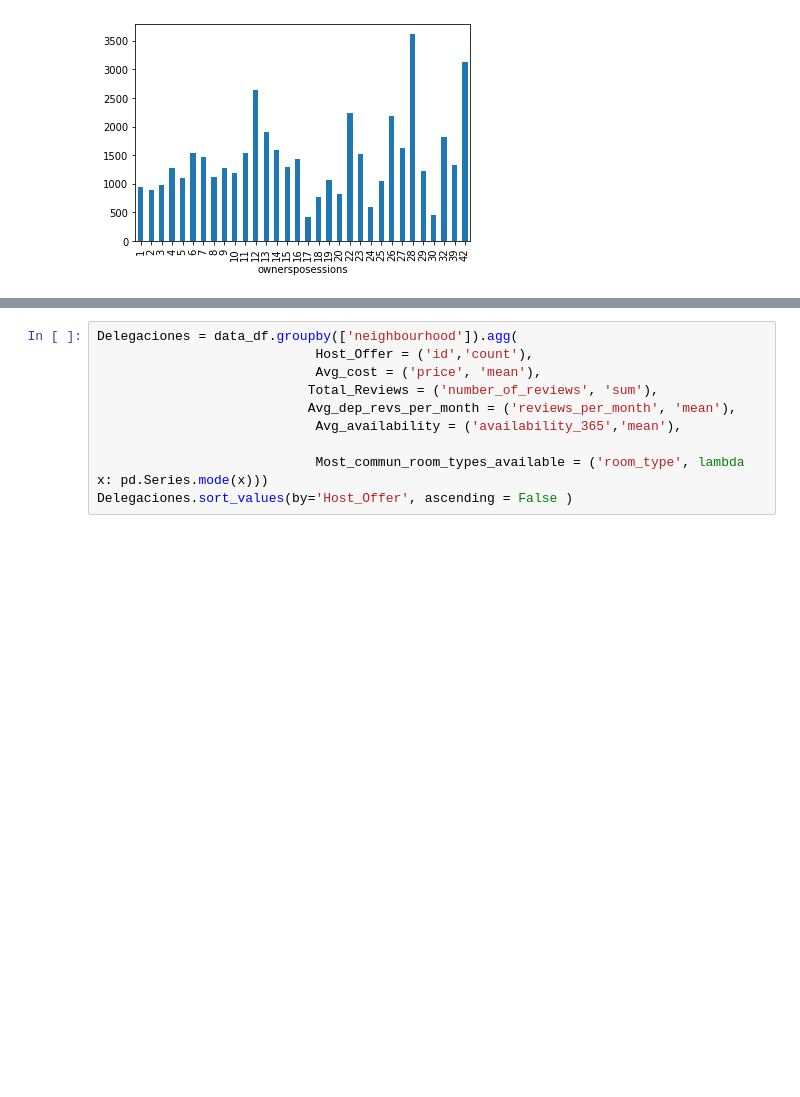
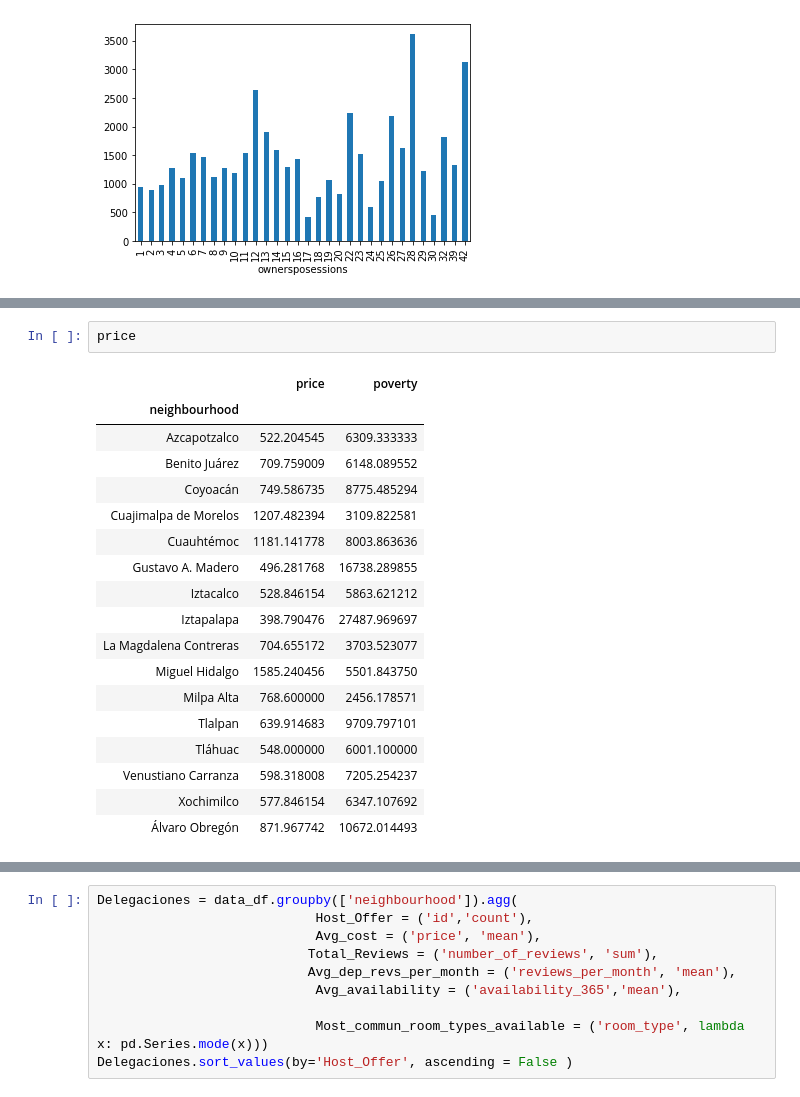
Before and after one commit to elc17/Project_1, a Jupyter notebook: project_1.ipynb, the cells around one changed output, grey strips where cells are left out. Cells and saved outputs as stored; diff of their text form; blank space fills up the shorter version.

```diff
--- a/project_1.ipynb
+++ b/project_1.ipynb
@@ -55,0 +72,21 @@ El total de datos sin n/a son 14154 pero hay 13909 deps con el mismo nombre aunq
+# %%
+price
+# %% [output]
+|  | price | poverty |
+| neighbourhood |  |  |
+| Azcapotzalco | 522.204545 | 6309.333333 |
+| Benito Juárez | 709.759009 | 6148.089552 |
+| Coyoacán | 749.586735 | 8775.485294 |
+| Cuajimalpa de Morelos | 1207.482394 | 3109.822581 |
+| Cuauhtémoc | 1181.141778 | 8003.863636 |
+| Gustavo A. Madero | 496.281768 | 16738.289855 |
+| Iztacalco | 528.846154 | 5863.621212 |
+| Iztapalapa | 398.790476 | 27487.969697 |
+| La Magdalena Contreras | 704.655172 | 3703.523077 |
+| Miguel Hidalgo | 1585.240456 | 5501.843750 |
+| Milpa Alta | 768.600000 | 2456.178571 |
+| Tlalpan | 639.914683 | 9709.797101 |
+| Tláhuac | 548.000000 | 6001.100000 |
+| Venustiano Carranza | 598.318008 | 7205.254237 |
+| Xochimilco | 577.846154 | 6347.107692 |
+| Álvaro Obregón | 871.967742 | 10672.014493 |
```
Also changed, not shown: parts of 7 cells of this notebook.
